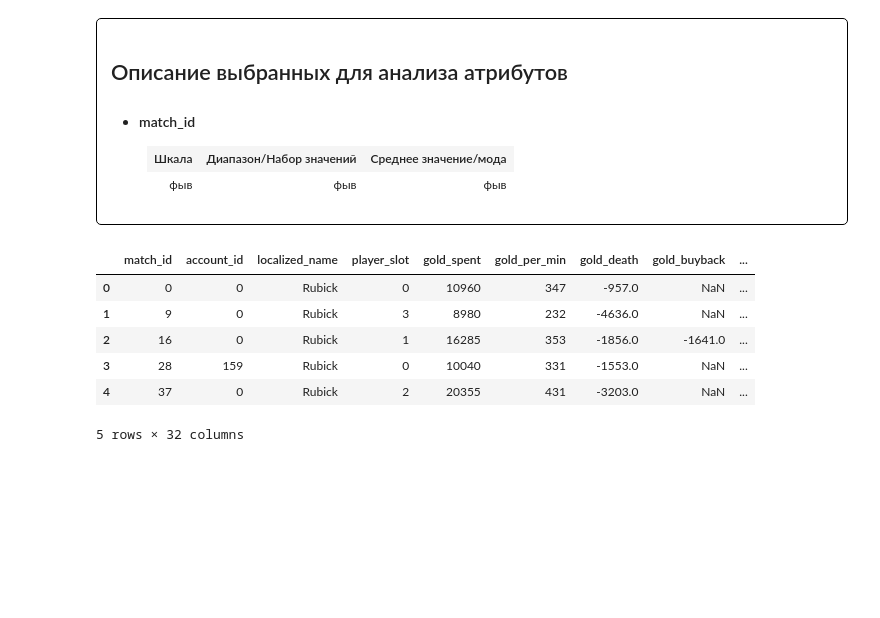
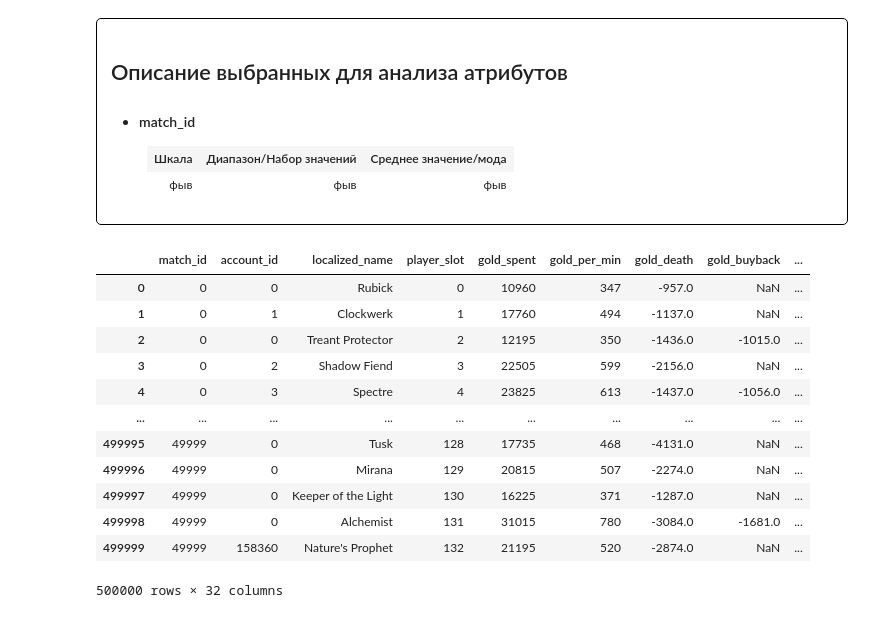
Before and after one commit to amatemeow/MLPY, a Jupyter notebook: task1/task1.ipynb, the cells around one changed output. Drawn from its saved outputs; the diff is of its cells as text; code cells hidden in the pictures; blank space fills up the shorter version.

```diff
--- a/task1/task1.ipynb
+++ b/task1/task1.ipynb
@@ -36,27 +36,33 @@ import pandas as pd
 # %%
 #Данные по игрокам
 players = pd.read_csv('dataset/players.csv')
 
 #Уточняющие данные по героям
 heroes = pd.read_csv('dataset/hero_names.csv')
 
 #Соединяем две эти выборки, чтобы можно было получить конкретное имя выбранного игроком героя, вместо id
-merged = players.merge(heroes, on = ["hero_id"])
+merged = players.merge(heroes, 'left', on = ["hero_id"])
 
 #Список атрибутов, которые нас интересуют
 attrib = ["match_id", "account_id", "localized_name", "player_slot", "gold_spent",
           "gold_per_min", "gold_death", "gold_buyback", "gold_abandon", "gold_sell", "gold_destroying_structure",
           "gold_killing_heros", "gold_killing_creeps", "gold_killing_roshan", "gold_killing_couriers", "gold_other",
           "xp_per_min", "xp_hero", "xp_creep", "xp_roshan", "xp_other", "kills", "deaths", "assists", "denies",
           "last_hits", "stuns", "hero_damage", "hero_healing", "tower_damage", "level", "leaver_status"]
 
 #Пример выборки
-merged[attrib].head()
+merged[attrib]
 # %% [output]
 |  | match_id | account_id | localized_name | player_slot | gold_spent | gold_per_min | gold_death | gold_buyback | ... |
 | 0 | 0 | 0 | Rubick | 0 | 10960 | 347 | -957.0 | NaN | ... |
-| 1 | 9 | 0 | Rubick | 3 | 8980 | 232 | -4636.0 | NaN | ... |
-| 2 | 16 | 0 | Rubick | 1 | 16285 | 353 | -1856.0 | -1641.0 | ... |
-| 3 | 28 | 159 | Rubick | 0 | 10040 | 331 | -1553.0 | NaN | ... |
-| 4 | 37 | 0 | Rubick | 2 | 20355 | 431 | -3203.0 | NaN | ... |
+| 1 | 0 | 1 | Clockwerk | 1 | 17760 | 494 | -1137.0 | NaN | ... |
+| 2 | 0 | 0 | Treant Protector | 2 | 12195 | 350 | -1436.0 | -1015.0 | ... |
+| 3 | 0 | 2 | Shadow Fiend | 3 | 22505 | 599 | -2156.0 | NaN | ... |
+| 4 | 0 | 3 | Spectre | 4 | 23825 | 613 | -1437.0 | -1056.0 | ... |
+| ... | ... | ... | ... | ... | ... | ... | ... | ... | ... |
+| 499995 | 49999 | 0 | Tusk | 128 | 17735 | 468 | -4131.0 | NaN | ... |
+| 499996 | 49999 | 0 | Mirana | 129 | 20815 | 507 | -2274.0 | NaN | ... |
+| 499997 | 49999 | 0 | Keeper of the Light | 130 | 16225 | 371 | -1287.0 | NaN | ... |
+| 499998 | 49999 | 0 | Alchemist | 131 | 31015 | 780 | -3084.0 | -1681.0 | ... |
+| 499999 | 49999 | 158360 | Nature's Prophet | 132 | 21195 | 520 | -2874.0 | NaN | ... |
-5 rows × 32 columns
+500000 rows × 32 columns
```
Also changed, not shown: parts of 13 cells of this notebook.
